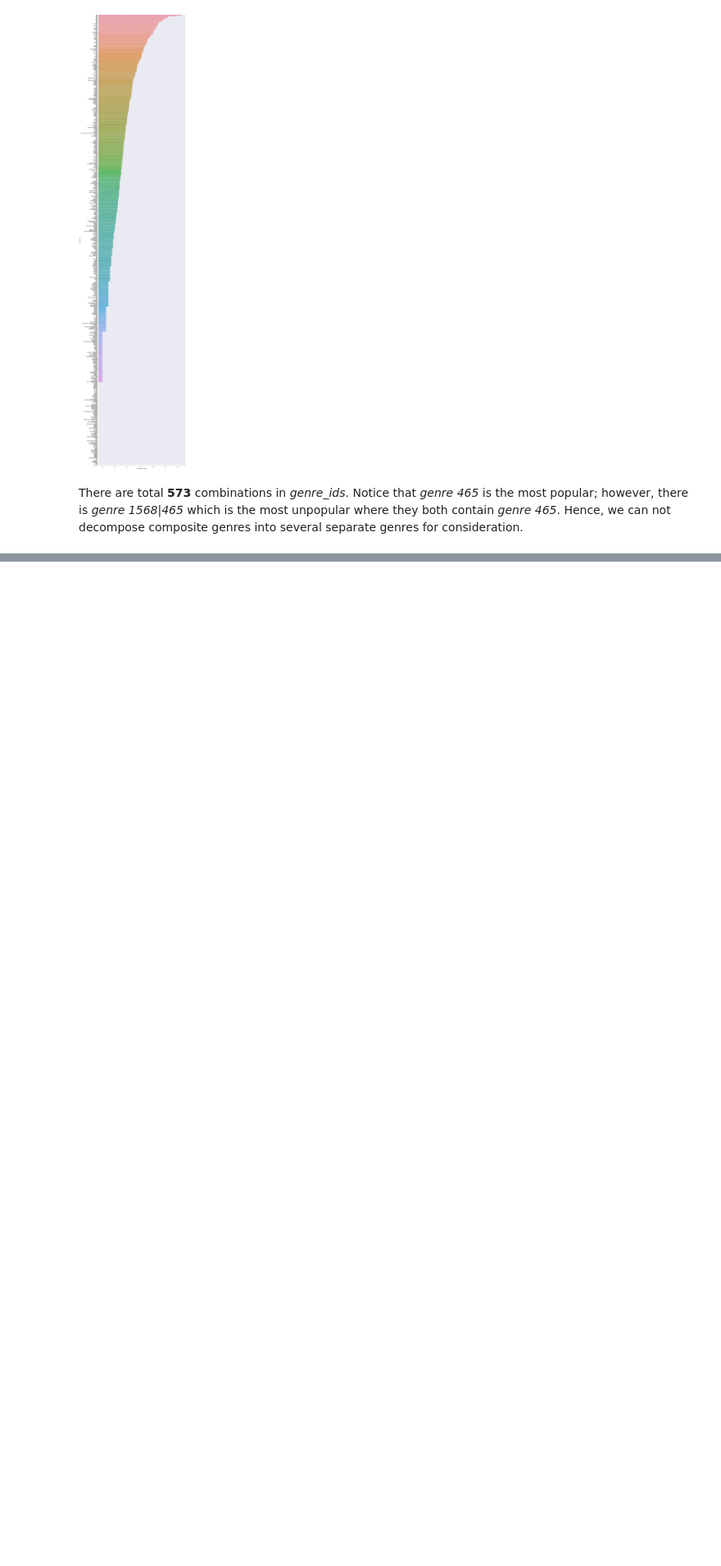
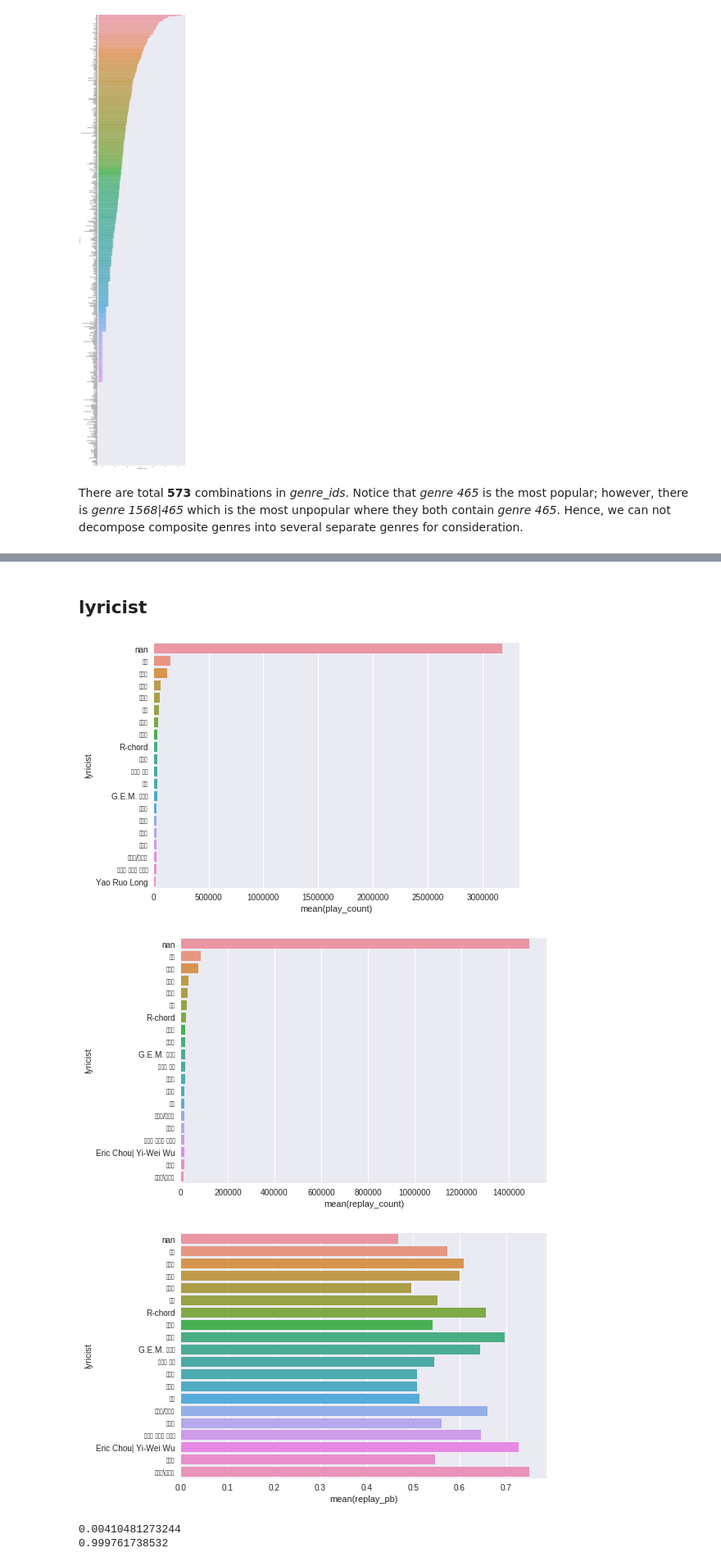
Before and after one commit to dsmilab/WSDM2018-KKBox-MRC, a Jupyter notebook: exploration_song.ipynb, the cells around one changed output, grey strips where cells are left out. Shown at 82% size. Drawn from its saved outputs; the diff is of its cells as text; code cells hidden in the pictures; blank space fills up the shorter version.

```diff
--- a/exploration_song.ipynb
+++ b/exploration_song.ipynb
@@ -215,0 +295,28 @@ Hence, we can not decompose composite genres into several separate genres for co
+# %% [markdown]
+## lyricist
+# %%
+lyricist_df = train_df[['lyricist', 'target']].groupby('lyricist').agg(['mean', 'count']).reset_index()
+lyricist_df.columns = ['lyricist', 'replay_pb', 'play_count']
+# artist_df['artist_name'] = artist_df['artist_name'].apply(lambda x: x.decode('utf-8'))
+lyricist_df['replay_count'] = (lyricist_df['replay_pb'] * lyricist_df['play_count']).astype(np.int32)
+
+
+sns.barplot(y='lyricist', x='play_count', data=lyricist_df.sort_values(by=['play_count'], ascending=False).head(20))
+sns.plt.show()
+
+sns.barplot(y='lyricist', x='replay_count', data=lyricist_df.sort_values(by=['replay_count'], ascending=False).head(20))
+sns.plt.show()
+
+sns.barplot(y='lyricist', x='replay_pb', data=lyricist_df.sort_values(by=['replay_count'], ascending=False).head(20))
+sns.plt.show()
+
+print(lyricist_df['play_count'].corr(lyricist_df['replay_pb']))
+print(lyricist_df['play_count'].corr(lyricist_df['replay_count']))
+
+lyricist_df.sort_values(by=['play_count'], ascending=False).head(15)
+# %% [output]
+[figure, added]
+[figure, added]
+[figure, added]
+0.00410481273244
+0.999761738532
```
Also changed, not shown: parts of 11 cells of this notebook.
